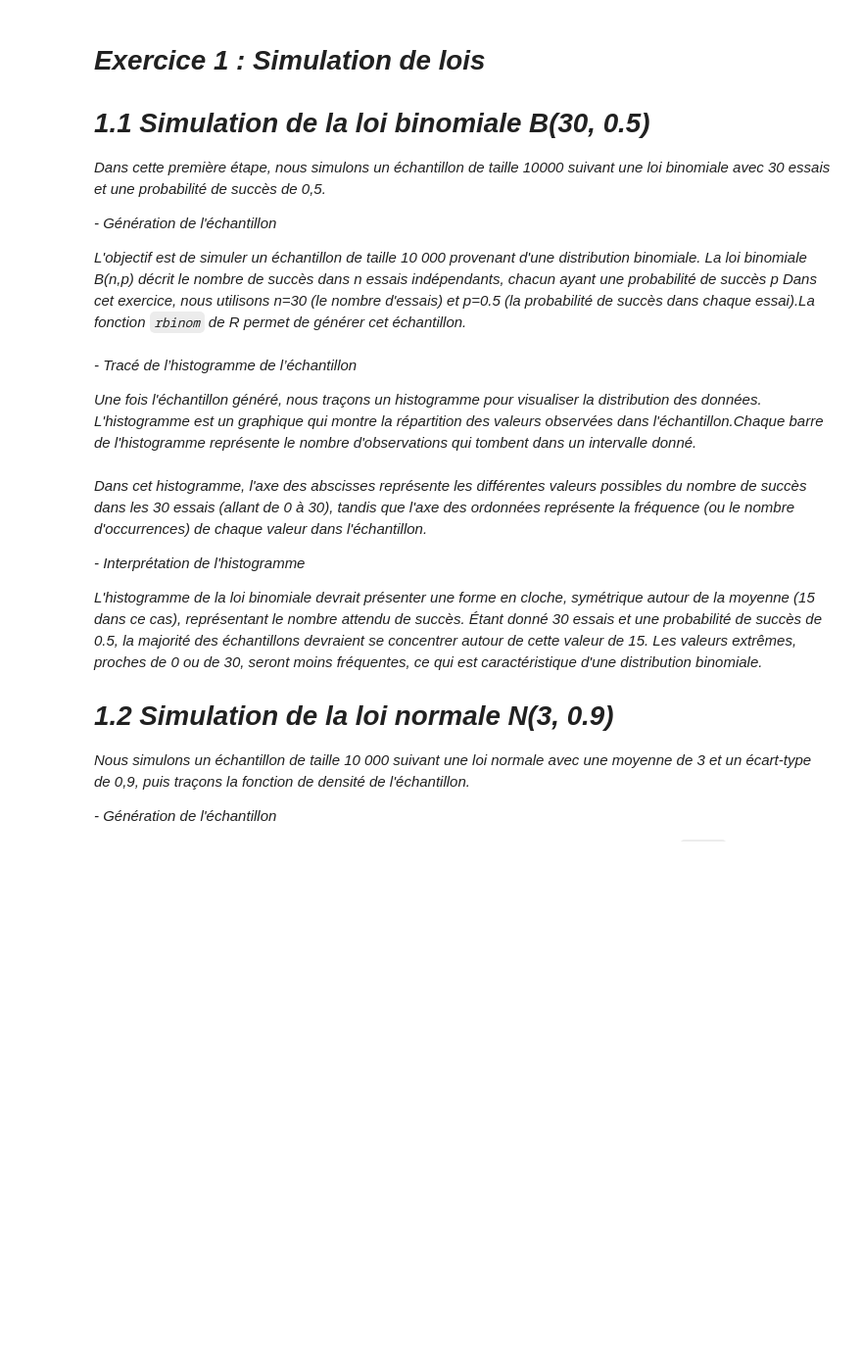
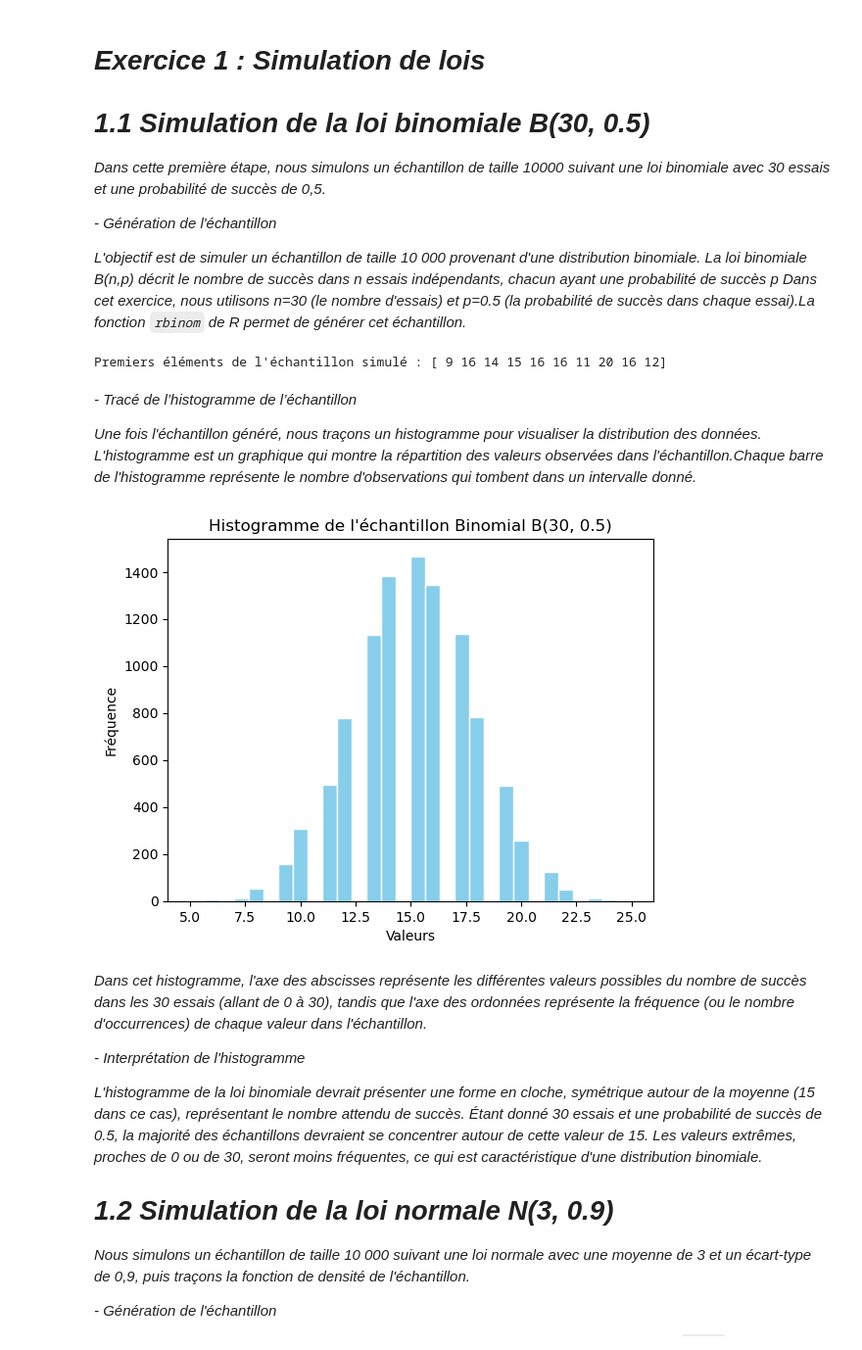
Before and after one commit to MMansourBa/Projet_Statistiques, a Jupyter notebook: Projet.ipynb, the cells around one changed output. Shown at 98% size. Drawn from its saved outputs; the diff is of its cells as text; code cells hidden in the pictures; blank space fills up the shorter version.

```diff
--- a/Projet.ipynb
+++ b/Projet.ipynb
@@ -97,8 +107,15 @@
 
 *L'objectif est de simuler un échantillon de taille 10 000 provenant d'une distribution binomiale. La loi binomiale B(n,p) décrit le nombre de succès dans n essais indépendants, chacun ayant une probabilité de succès p Dans cet exercice, nous utilisons n=30 (le nombre d'essais) et p=0.5 (la probabilité de succès dans chaque essai).La fonction `rbinom` de R permet de générer cet échantillon.*
 # %%
+import numpy as np
+
 # Simulation d'un échantillon de taille 10000 suivant une loi binomiale B(30, 0.5)
-sample_binomial <- rbinom(10000, size = 30, prob = 0.5)
+sample_binomial = np.random.binomial(n=30, p=0.5, size=10000)
+
+# Exemple d'affichage des résultats
+print("Premiers éléments de l'échantillon simulé :", sample_binomial[:10])
+# %% [output]
+Premiers éléments de l'échantillon simulé : [ 9 16 14 15 16 16 11 20 16 12]
 # %% [markdown]
 *- Tracé de l’histogramme de l’échantillon*
 
@@ -110,3 +123,18 @@ hist(sample_binomial, main = "Histogramme de l'échantillon Binomial B(30, 0.5)"
+# %%
+import numpy as np
+import matplotlib.pyplot as plt
+
+# Simulation d'un échantillon de taille 10000 suivant une loi binomiale B(30, 0.5)
+sample_binomial = np.random.binomial(n=30, p=0.5, size=10000)
+
+# Tracé de l'histogramme
+plt.hist(sample_binomial, bins=30, color='skyblue', edgecolor='white', density=False)
+plt.title("Histogramme de l'échantillon Binomial B(30, 0.5)")
+plt.xlabel("Valeurs")
+plt.ylabel("Fréquence")
+plt.show()
+# %% [output]
+[figure, added]
 # %% [markdown]
 *Dans cet histogramme, l'axe des abscisses représente les différentes valeurs possibles du nombre de succès dans les 30 essais (allant de 0 à 30), tandis que l'axe des ordonnées représente la fréquence (ou le nombre d'occurrences) de chaque valeur dans l'échantillon.*
 
```
Also changed, not shown: parts of 36 cells of this notebook, 30 other files.
